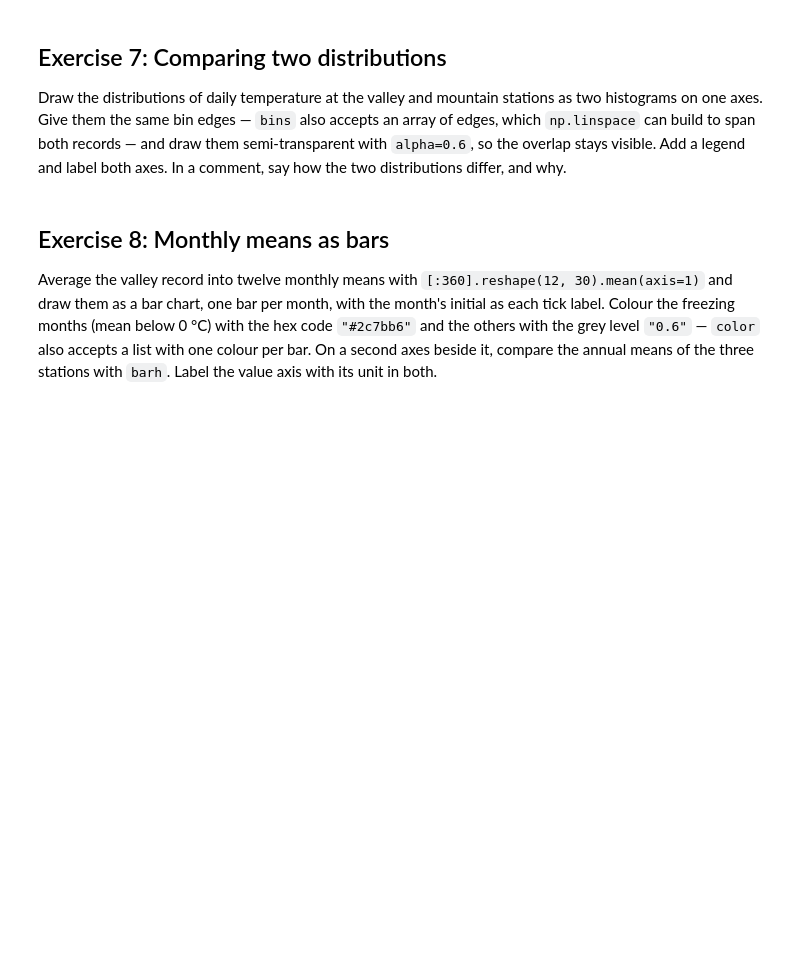
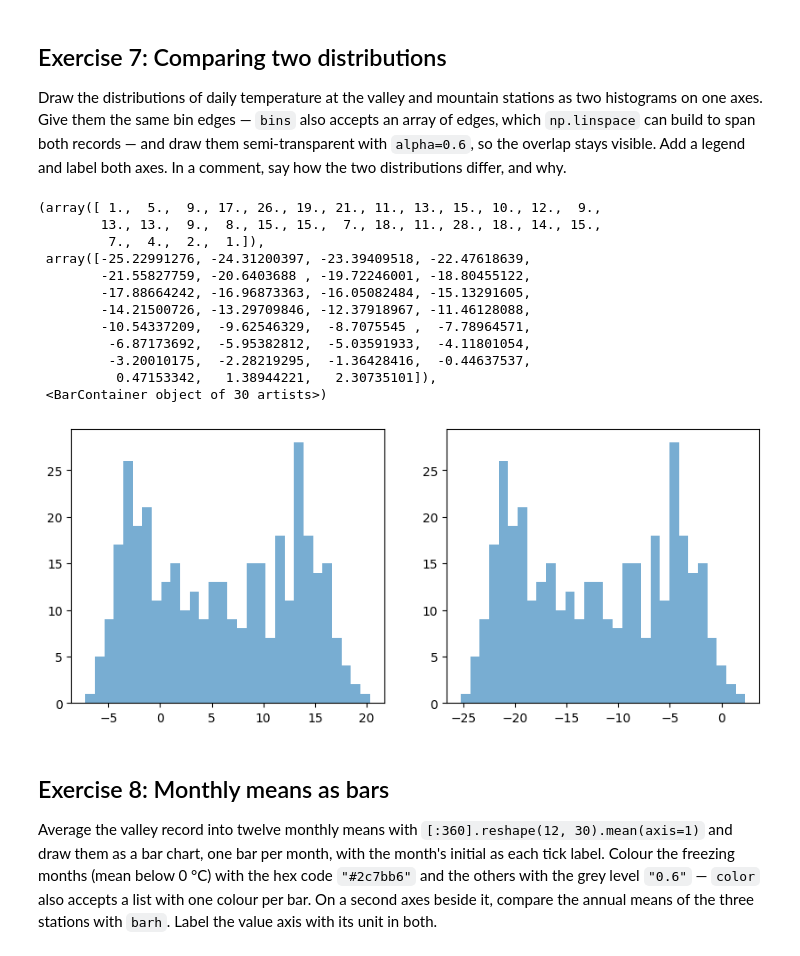
Before and after one commit to nikolaicarrion/2026_Intro_Python, a Jupyter notebook: 1.4-matplotlib-and-xarray-exercises.ipynb, the cells around one changed output. Saved outputs shown, nothing was run; the diff lists cells and outputs as text; code cells hidden in the pictures; blank space fills up the shorter version.

```diff
--- a/1.4-matplotlib-and-xarray-exercises.ipynb
+++ b/1.4-matplotlib-and-xarray-exercises.ipynb
@@ -246,3 +310,25 @@ distributions differ, and why.
+# %%
+fig, axes = plt.subplots(1, 2, figsize=(10, 4))
+
+ax0, ax1 = axes.flatten()
+
+
+ax0.hist(valley_celsius, bins=30, alpha=0.6)
+ax1.hist(mountain_celsius, bins=30, alpha=0.6)
+# %% [output]
+(array([ 1.,  5.,  9., 17., 26., 19., 21., 11., 13., 15., 10., 12.,  9.,
+        13., 13.,  9.,  8., 15., 15.,  7., 18., 11., 28., 18., 14., 15.,
+         7.,  4.,  2.,  1.]),
+ array([-25.22991276, -24.31200397, -23.39409518, -22.47618639,
+        -21.55827759, -20.6403688 , -19.72246001, -18.80455122,
+        -17.88664242, -16.96873363, -16.05082484, -15.13291605,
+        -14.21500726, -13.29709846, -12.37918967, -11.46128088,
+        -10.54337209,  -9.62546329,  -8.7075545 ,  -7.78964571,
+         -6.87173692,  -5.95382812,  -5.03591933,  -4.11801054,
+         -3.20010175,  -2.28219295,  -1.36428416,  -0.44637537,
+          0.47153342,   1.38944221,   2.30735101]),
+ <BarContainer object of 30 artists>)
+[figure, added]
 # %% [markdown]
 ## Exercise 8: Monthly means as bars
 
```
Also changed, not shown: parts of 7 cells of this notebook.
